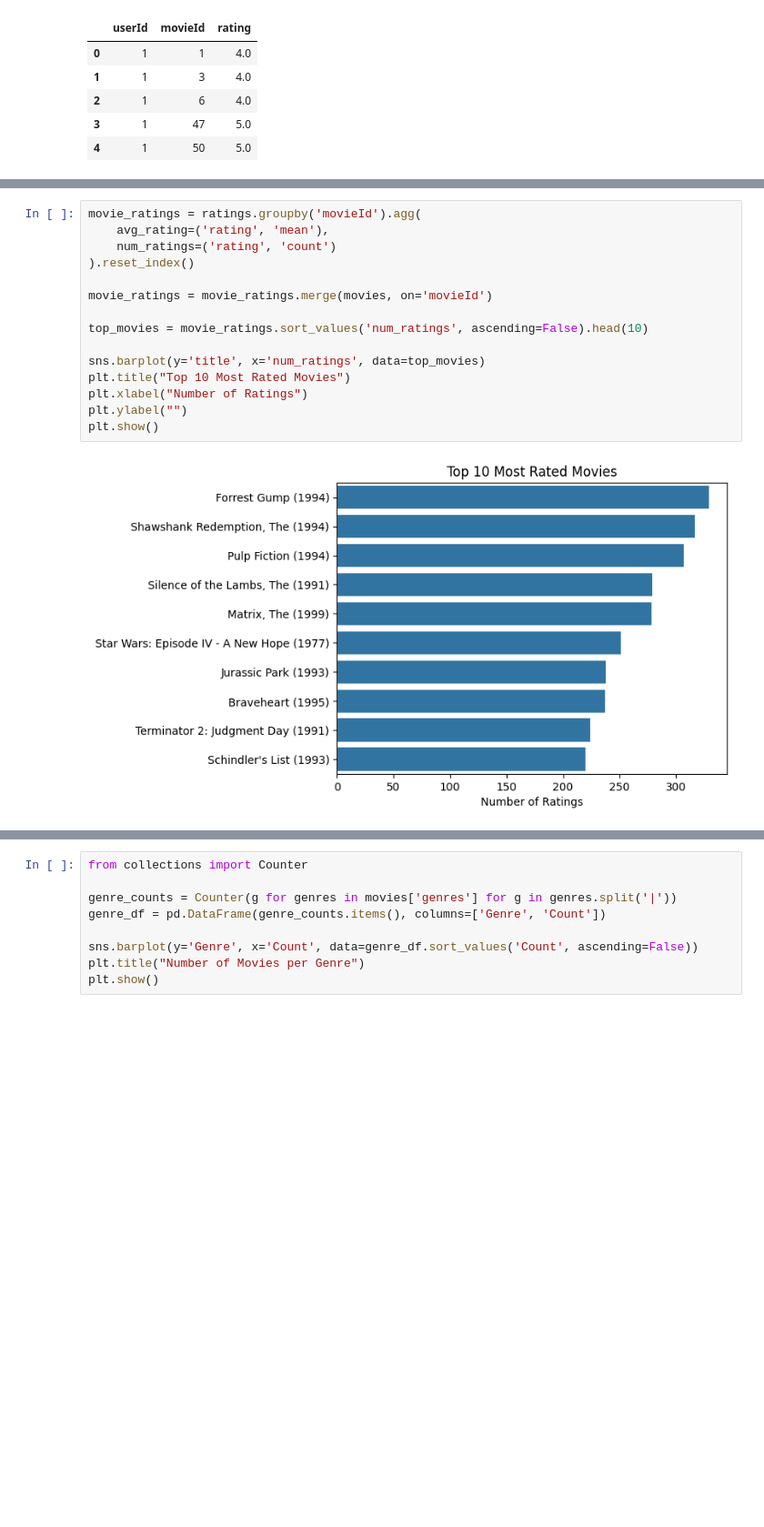
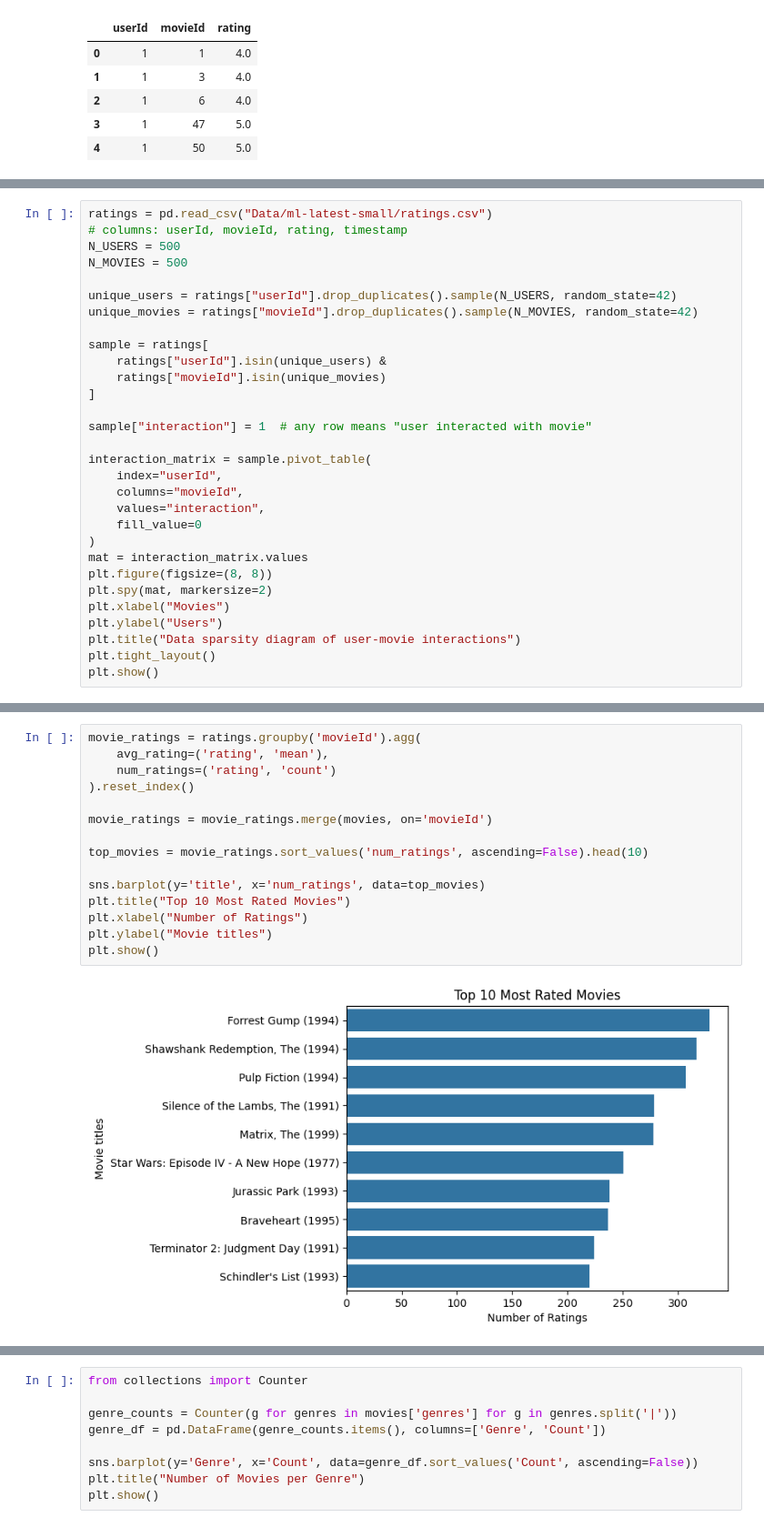
Before and after one commit to maxstalzer/CompToolsProject, a Jupyter notebook: main.ipynb, the cells around one changed output, grey strips where cells are left out. Shown at 91% size. Drawn from its saved outputs; the diff is of its cells as text; blank space fills up the shorter version.

```diff
--- a/main.ipynb
+++ b/main.ipynb
@@ -119,0 +155,30 @@ plt.show()
+# %%
+ratings = pd.read_csv("Data/ml-latest-small/ratings.csv")
+# columns: userId, movieId, rating, timestamp
+N_USERS = 500
+N_MOVIES = 500
+
+unique_users = ratings["userId"].drop_duplicates().sample(N_USERS, random_state=42)
+unique_movies = ratings["movieId"].drop_duplicates().sample(N_MOVIES, random_state=42)
+
+sample = ratings[
+    ratings["userId"].isin(unique_users) &
+    ratings["movieId"].isin(unique_movies)
+]
+
+sample["interaction"] = 1  # any row means "user interacted with movie"
+
+interaction_matrix = sample.pivot_table(
+    index="userId",
+    columns="movieId",
+    values="interaction",
+    fill_value=0
+)
+mat = interaction_matrix.values
+plt.figure(figsize=(8, 8))
+plt.spy(mat, markersize=2)
+plt.xlabel("Movies")
+plt.ylabel("Users")
+plt.title("Data sparsity diagram of user-movie interactions")
+plt.tight_layout()
+plt.show()
@@ -120,17 +193,17 @@ plt.show()
 # %%
 movie_ratings = ratings.groupby('movieId').agg(
     avg_rating=('rating', 'mean'),
     num_ratings=('rating', 'count')
 ).reset_index()
 
 movie_ratings = movie_ratings.merge(movies, on='movieId')
 
 top_movies = movie_ratings.sort_values('num_ratings', ascending=False).head(10)
 
 sns.barplot(y='title', x='num_ratings', data=top_movies)
 plt.title("Top 10 Most Rated Movies")
 plt.xlabel("Number of Ratings")
-plt.ylabel("")
+plt.ylabel("Movie titles")
 plt.show()
 # %% [output]
-[figure, old version]
+[figure, new version]
```
Also changed, not shown: parts of 59 cells of this notebook, 8 other files.
